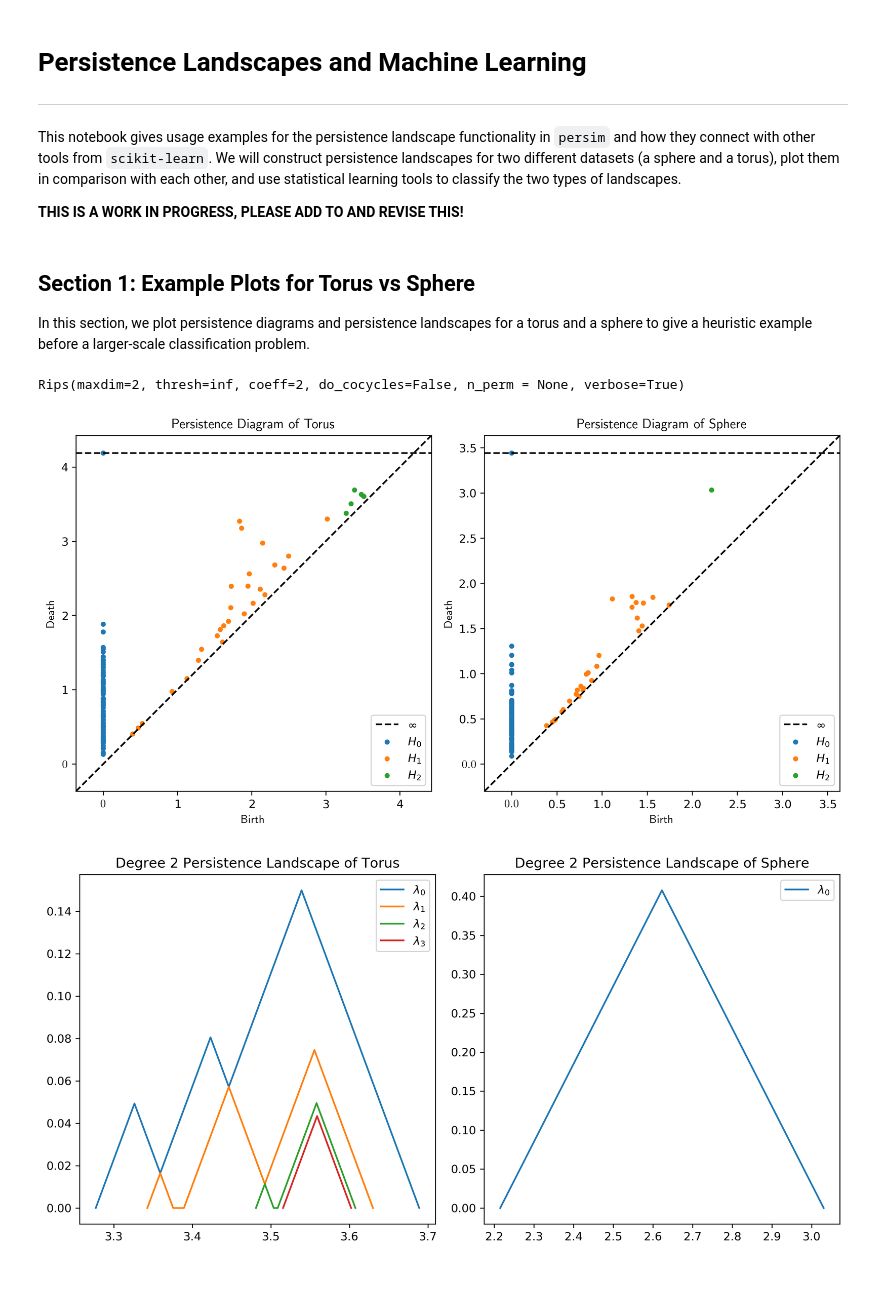
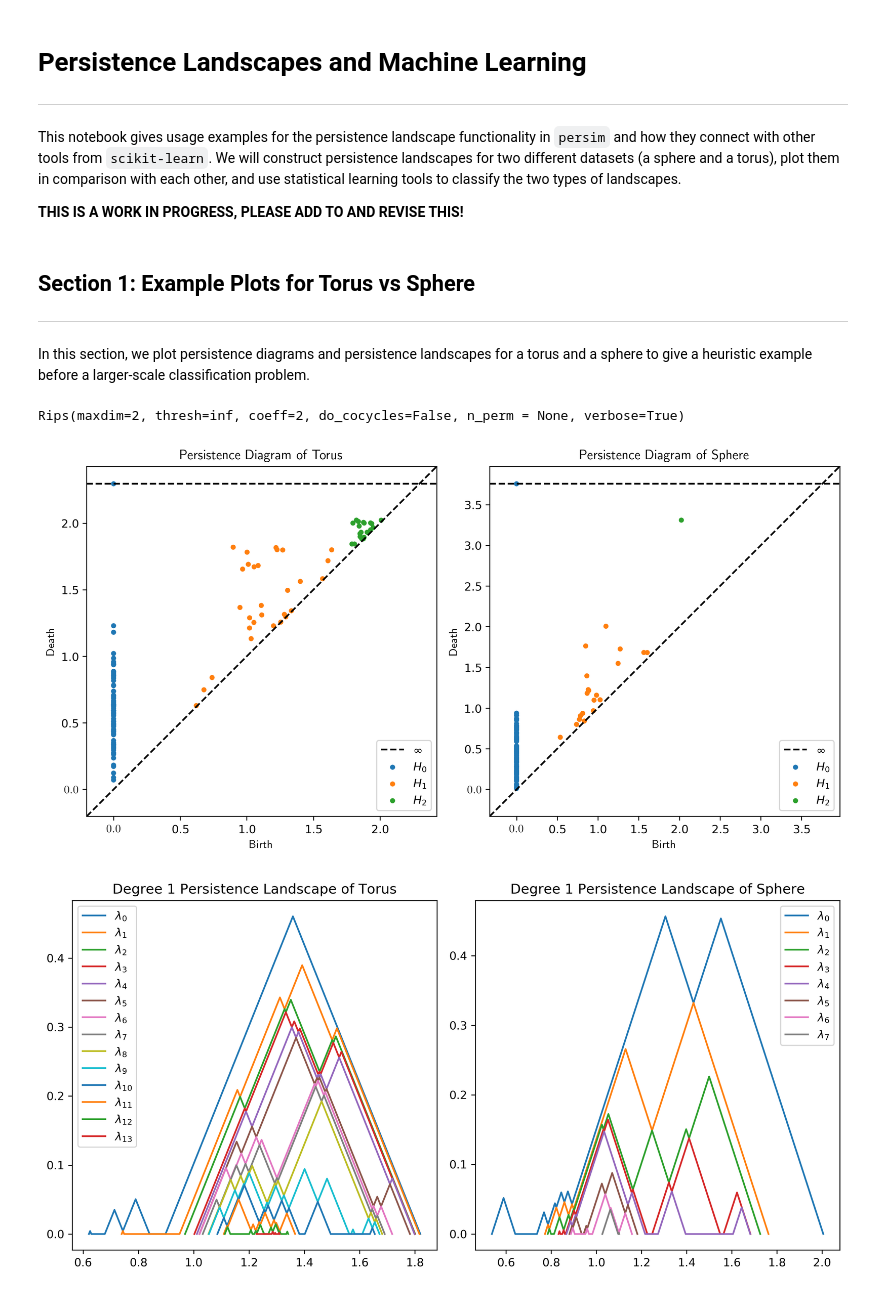
Before and after one commit to scikit-tda/persim, a Jupyter notebook: docs/notebooks/Persistence Landscapes and Machine Learning.ipynb, the cells around one changed output. Drawn from its saved outputs; the diff is of its cells as text; code cells hidden in the pictures.

```diff
--- a/docs/notebooks/Persistence Landscapes and Machine Learning.ipynb
+++ b/docs/notebooks/Persistence Landscapes and Machine Learning.ipynb
@@ -8,6 +8,7 @@ This notebook gives usage examples for the persistence landscape functionality i
 **THIS IS A WORK IN PROGRESS, PLEASE ADD TO AND REVISE THIS!**
 # %% [markdown]
 ## Section 1: Example Plots for Torus vs Sphere
+---
 
 In this section, we plot persistence diagrams and persistence landscapes for a torus and a sphere to give a heuristic example before a larger-scale classification problem.
 # %%
@@ -26,4 +30,5 @@ from sklearn.svm import SVC
 # %%
-data_torus = torus(n=100, c=2, a=2, ambient=10, noise=0.2)
-data_sphere = sphere(n=100, r=2, ambient=10, noise=0.2)
+# Instantiate datasets
+data_torus = torus(n=100, c=2, a=1)
+data_sphere = sphere(n=100, r=2)
 # %%
@@ -34,7 +41,7 @@ Rips(maxdim=2, thresh=inf, coeff=2, do_cocycles=False, n_perm = None, verbose=Tr
 dgms_torus = rips.fit_transform(data_torus)
 dgms_sphere = rips.fit_transform(data_sphere)
 # %%
-# Visualize the data
+# Plot persistence diagrams
 fig, axs = plt.subplots(1, 2, dpi=300)
 fig.set_size_inches(10, 5)
 
@@ -44,20 +51,20 @@ persim.plot_diagrams(dgms_sphere, title="Persistence Diagram of Sphere", ax=axs[
 
 fig.tight_layout()
 # %% [output]
-[figure, old version]
+[figure, new version]
 # %%
-# plot landscapes
+# Plot persistence landscapes
 fig, axs = plt.subplots(1, 2, dpi=300)
 fig.set_size_inches(10, 5)
 
-persim.plot_landscape_simple(persim.PersLandscapeExact(dgms_torus, hom_deg=2),
-                             title="Degree 2 Persistence Landscape of Torus", ax=axs[0])
+persim.plot_landscape_simple(persim.PersLandscapeExact(dgms_torus, hom_deg=1),
+                             title="Degree 1 Persistence Landscape of Torus", ax=axs[0])
 
-persim.plot_landscape_simple(persim.PersLandscapeExact(dgms_sphere, hom_deg=2),
-                            title="Degree 2 Persistence Landscape of Sphere", ax=axs[1])
+persim.plot_landscape_simple(persim.PersLandscapeExact(dgms_sphere, hom_deg=1),
+                            title="Degree 1 Persistence Landscape of Sphere", ax=axs[1])
 
 fig.tight_layout()
 # %% [output]
-[figure, old version]
+[figure, new version]
 # %% [markdown]
 ## Section 2: PCA and Classification
```
Also changed, not shown: parts of 23 cells of this notebook, 3 other files.
